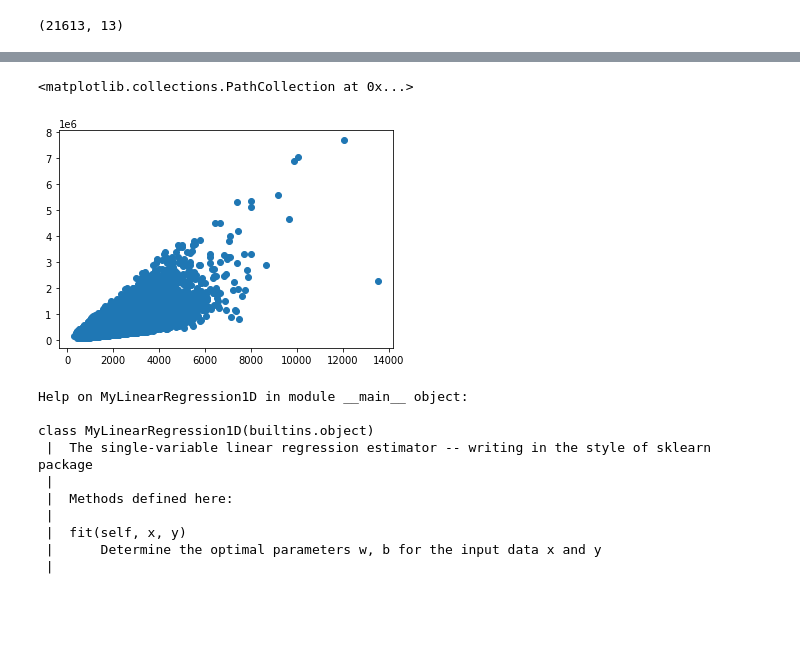
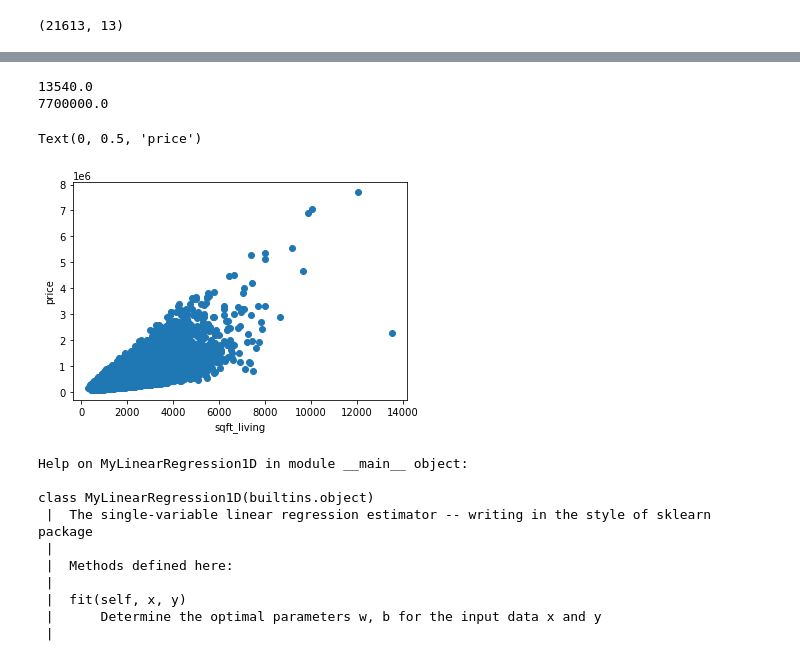
Before and after one commit to smithla-math/UCI_MATH_10, a Jupyter notebook: sections/sec_10/section_10.ipynb, the cells around one changed output, grey strips where cells are left out. Cells and saved outputs as stored; diff of their text form; code cells hidden in the pictures; blank space fills up the shorter version.

```diff
--- a/sections/sec_10/section_10.ipynb
+++ b/sections/sec_10/section_10.ipynb
@@ -122,10 +144,18 @@ X.shape
+# %%
+print(X[:,2].max())
+print(y.max())
+# %% [output]
+13540.0
+7700000.0
 # %%
 import matplotlib.pyplot as plt
 x = X[:,2]
 plt.scatter(x,y)
+plt.xlabel('sqft_living')
+plt.ylabel('price')
 # %% [output]
-<matplotlib.collections.PathCollection at 0x...>
+Text(0, 0.5, 'price')
-[figure, old version]
+[figure, new version]
 # %%
 lreg = MyLinearRegression1D() # initialize the instance of one estimator
 help(lreg)
```
Also changed, not shown: parts of 8 cells of this notebook, 2 other files.
